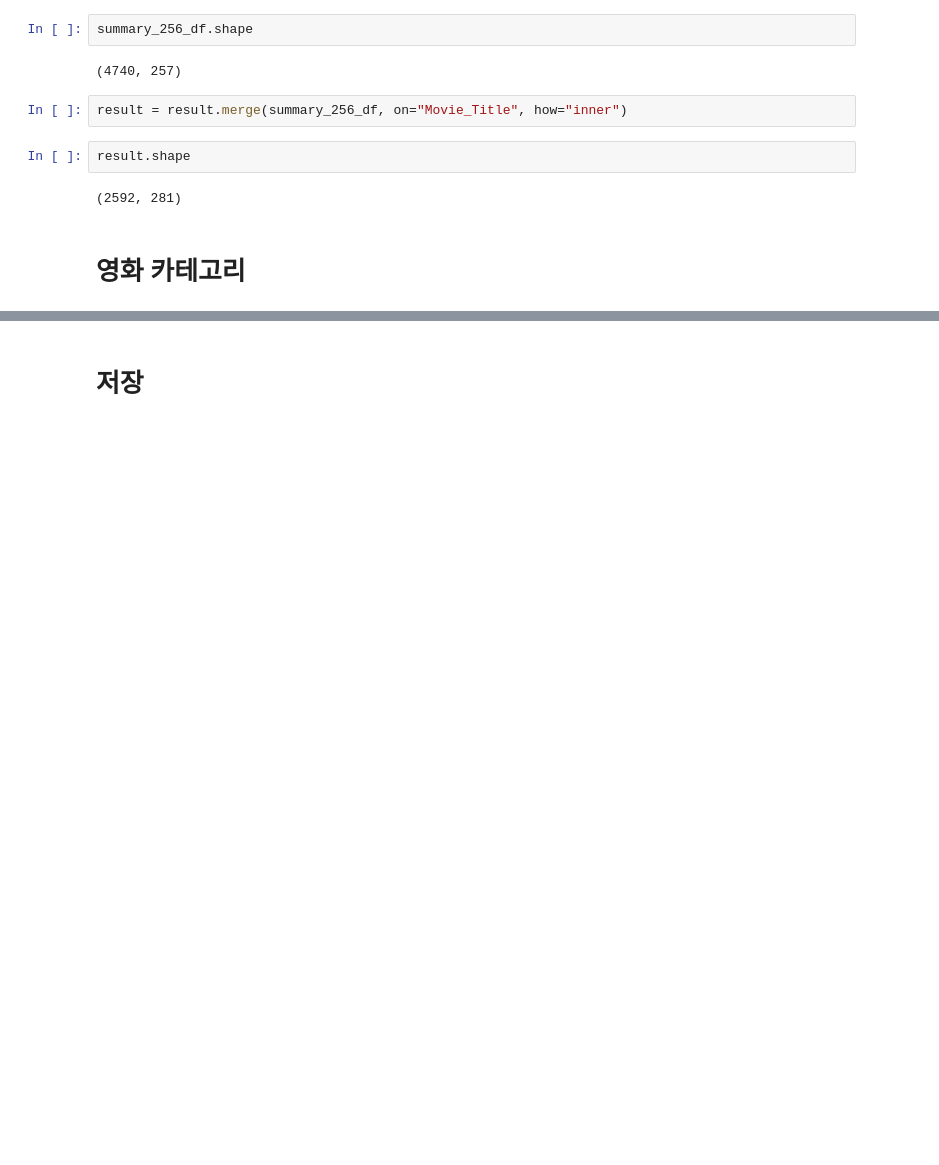
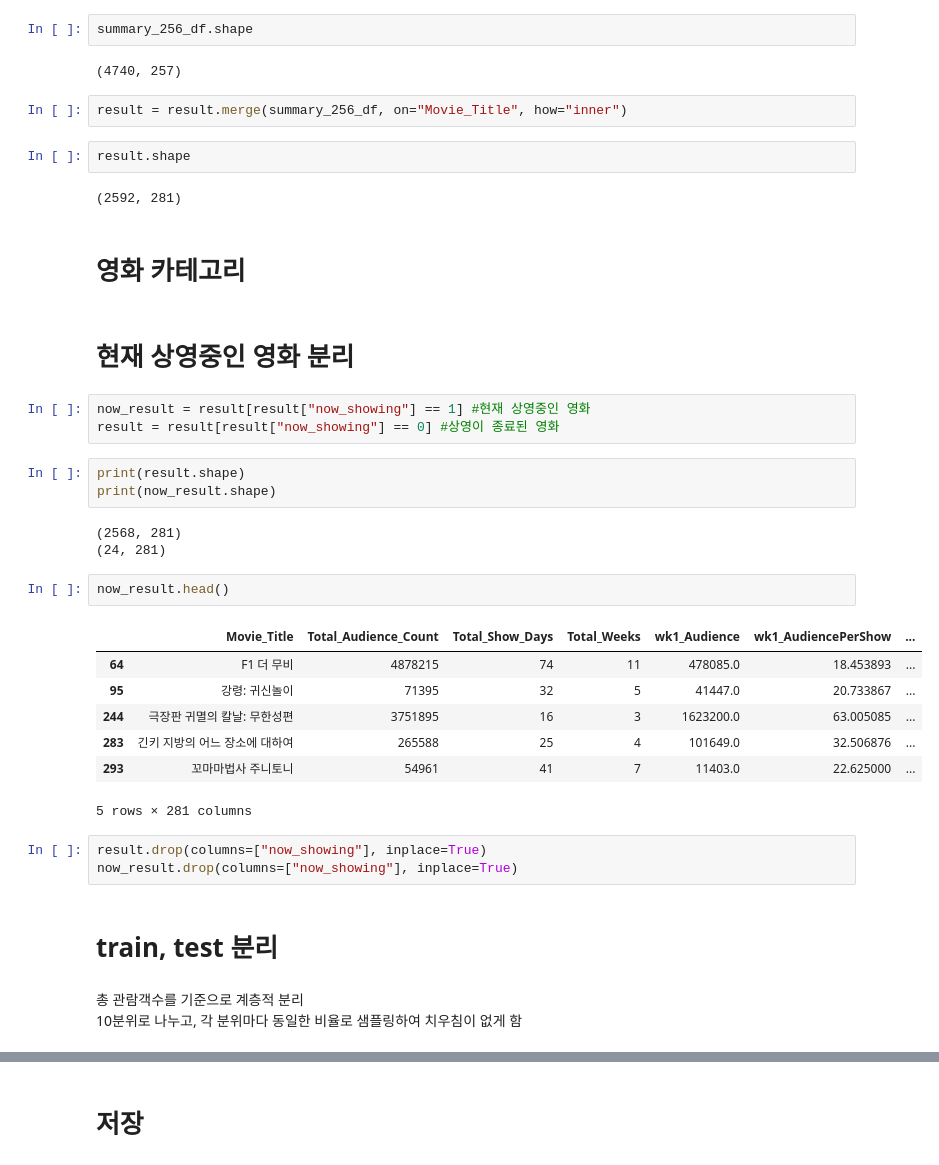
Before and after one commit to Seungwoo-JI64/BAF-25-2-Marketing, a Jupyter notebook: model/모델학습데이터생성.ipynb, the cells around one changed output, grey strips where cells are left out. Saved outputs shown, nothing was run; the diff lists cells and outputs as text; blank space fills up the shorter version.

Commit message:
train, test, predict data

```diff
--- a/model/모델학습데이터생성.ipynb
+++ b/model/모델학습데이터생성.ipynb
@@ -511,3 +511,32 @@ result.shape
 (2592, 281)
 # %% [markdown]
 # 영화 카테고리
+# %% [markdown]
+# 현재 상영중인 영화 분리
+# %%
+now_result = result[result["now_showing"] == 1] #현재 상영중인 영화
+result = result[result["now_showing"] == 0] #상영이 종료된 영화
+# %%
+print(result.shape)
+print(now_result.shape)
+# %% [output]
+(2568, 281)
+(24, 281)
+# %%
+now_result.head()
+# %% [output]
+|  | Movie_Title | Total_Audience_Count | Total_Show_Days | Total_Weeks | wk1_Audience | wk1_AudiencePerShow | ... |
+| 64 | F1 더 무비 | 4878215 | 74 | 11 | 478085.0 | 18.453893 | ... |
+| 95 | 강령: 귀신놀이 | 71395 | 32 | 5 | 41447.0 | 20.733867 | ... |
+| 244 | 극장판 귀멸의 칼날: 무한성편 | 3751895 | 16 | 3 | 1623200.0 | 63.005085 | ... |
+| 283 | 긴키 지방의 어느 장소에 대하여 | 265588 | 25 | 4 | 101649.0 | 32.506876 | ... |
+| 293 | 꼬마마법사 주니토니 | 54961 | 41 | 7 | 11403.0 | 22.625000 | ... |
+5 rows × 281 columns
+# %%
+result.drop(columns=["now_showing"], inplace=True)
+now_result.drop(columns=["now_showing"], inplace=True)
+# %% [markdown]
+# train, test 분리
+# %% [markdown]
+총 관람객수를 기준으로 계층적 분리
+10분위로 나누고, 각 분위마다 동일한 비율로 샘플링하여 치우침이 없게 함
```
Also changed, not shown: parts of 2 cells of this notebook, 4 other files.
